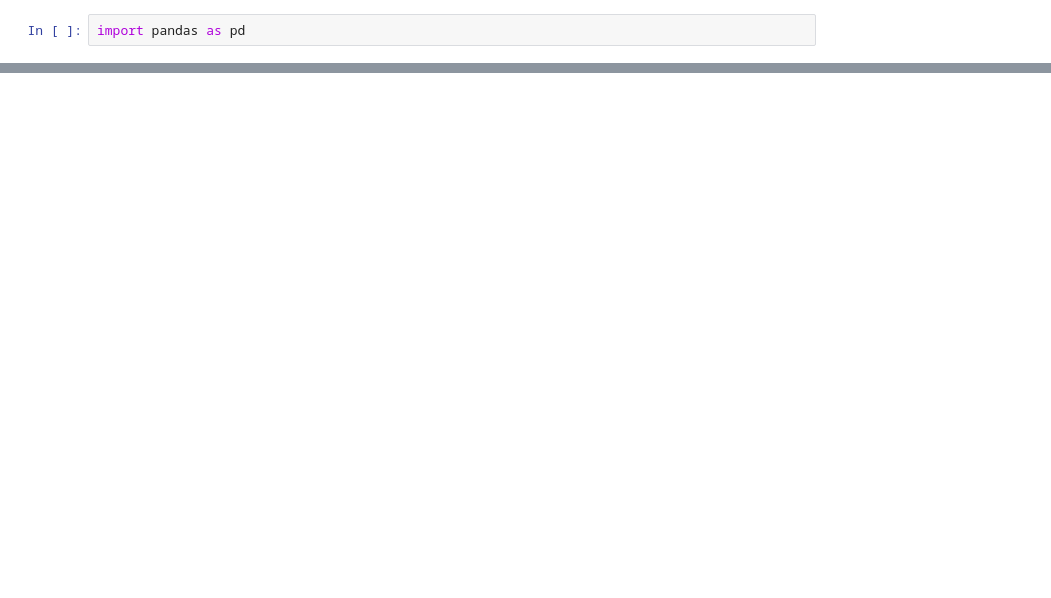
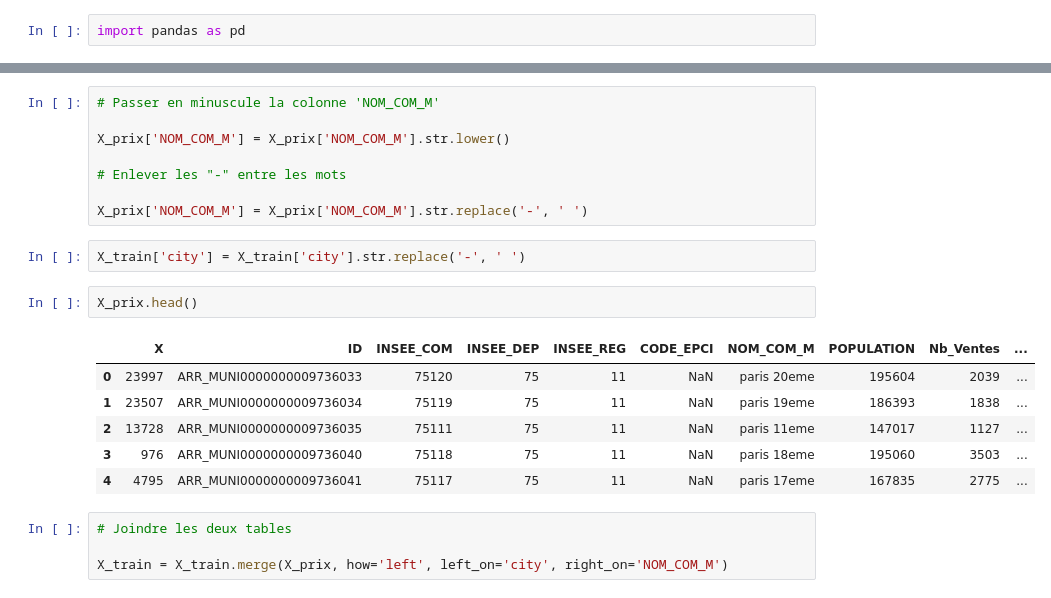
Before and after one commit to Clemflannagahn/STASC, a Jupyter notebook: Prix_metre/prix.ipynb, the cells around one changed output, grey strips where cells are left out. Drawn from its saved outputs; the diff is of its cells as text; blank space fills up the shorter version.

```diff
--- a/Prix_metre/prix.ipynb
+++ b/Prix_metre/prix.ipynb
@@ -13,0 +69,23 @@ X_prix.head()
+# %%
+# Passer en minuscule la colonne 'NOM_COM_M'
+
+X_prix['NOM_COM_M'] = X_prix['NOM_COM_M'].str.lower()
+
+# Enlever les "-" entre les mots
+
+X_prix['NOM_COM_M'] = X_prix['NOM_COM_M'].str.replace('-', ' ')
+# %%
+X_train['city'] = X_train['city'].str.replace('-', ' ')
+# %%
+X_prix.head()
+# %% [output]
+|  | X | ID | INSEE_COM | INSEE_DEP | INSEE_REG | CODE_EPCI | NOM_COM_M | POPULATION | Nb_Ventes | ... |
+| 0 | 23997 | ARR_MUNI0000000009736033 | 75120 | 75 | 11 | NaN | paris 20eme | 195604 | 2039 | ... |
+| 1 | 23507 | ARR_MUNI0000000009736034 | 75119 | 75 | 11 | NaN | paris 19eme | 186393 | 1838 | ... |
+| 2 | 13728 | ARR_MUNI0000000009736035 | 75111 | 75 | 11 | NaN | paris 11eme | 147017 | 1127 | ... |
+| 3 | 976 | ARR_MUNI0000000009736040 | 75118 | 75 | 11 | NaN | paris 18eme | 195060 | 3503 | ... |
+| 4 | 4795 | ARR_MUNI0000000009736041 | 75117 | 75 | 11 | NaN | paris 17eme | 167835 | 2775 | ... |
+# %%
+# Joindre les deux tables
+
+X_train = X_train.merge(X_prix, how='left', left_on='city', right_on='NOM_COM_M')
```
Also changed, not shown: parts of 6 cells of this notebook.
